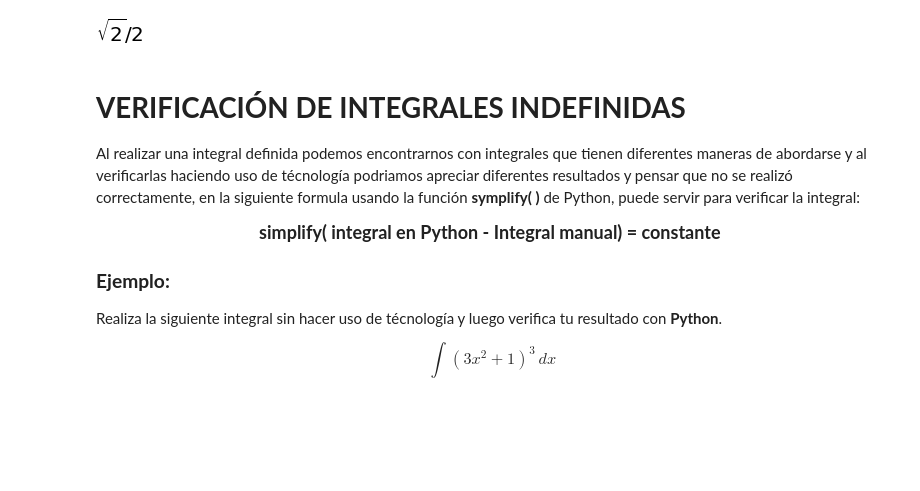
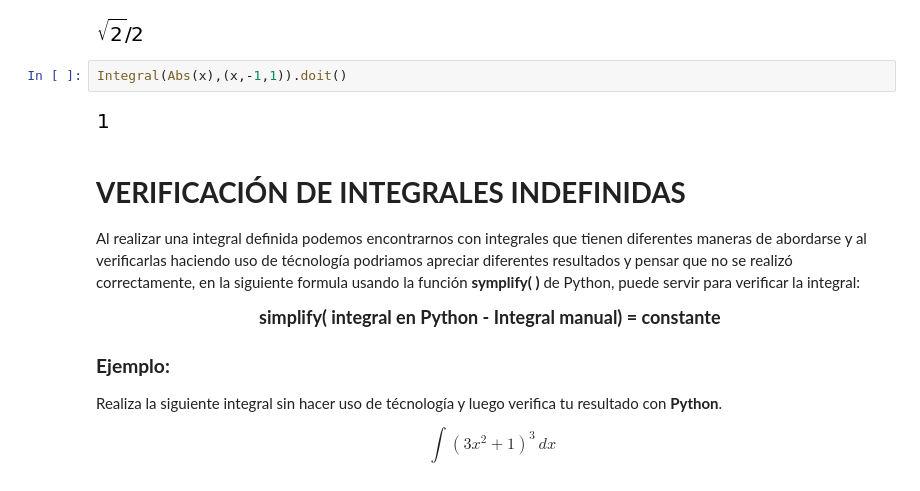
Before and after one commit to Santiago44mendez/ALGEBRA-LINEAL-CON-PYTHON, a Jupyter notebook: Cálculo_integral_con_Python_Integrales_indefinidas,_definidas_y_teorema_fundamental_del_cálculo_.ipynb, the cells around one changed output. Cells and saved outputs as stored; diff of their text form; blank space fills up the shorter version.

```diff
--- a/Cálculo_integral_con_Python_Integrales_indefinidas,_definidas_y_teorema_fundamental_del_cálculo_.ipynb
+++ b/Cálculo_integral_con_Python_Integrales_indefinidas,_definidas_y_teorema_fundamental_del_cálculo_.ipynb
@@ -118,6 +118,10 @@ Integral(fx,(x,pi/4,3*pi/2))
 Integral(fx,(x,pi/4,3*pi/2)).doit()
 # %% [output]
 [figure]
+# %%
+Integral(Abs(x),(x,-1,1)).doit()
+# %% [output]
+[figure, added]
 # %% [markdown]
 # **VERIFICACIÓN DE INTEGRALES INDEFINIDAS**
 Al realizar una integral definida podemos encontrarnos con integrales que tienen diferentes maneras de abordarse y al verificarlas haciendo uso de técnología podriamos apreciar diferentes resultados y pensar que no se realizó correctamente, en la siguiente formula usando la función **symplify( )** de Python, puede servir para verificar la integral:
```
Also changed, not shown: parts of 15 cells of this notebook.
